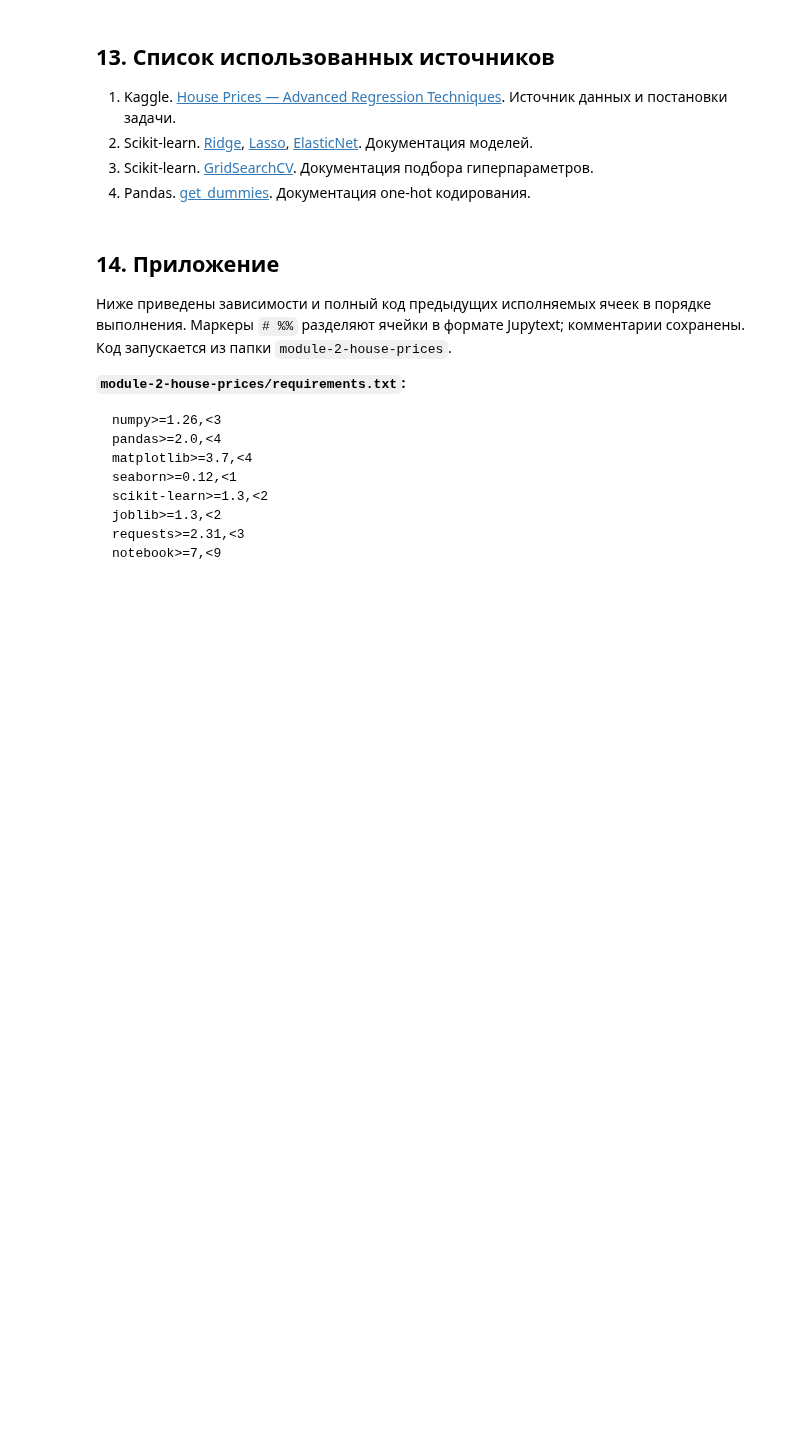
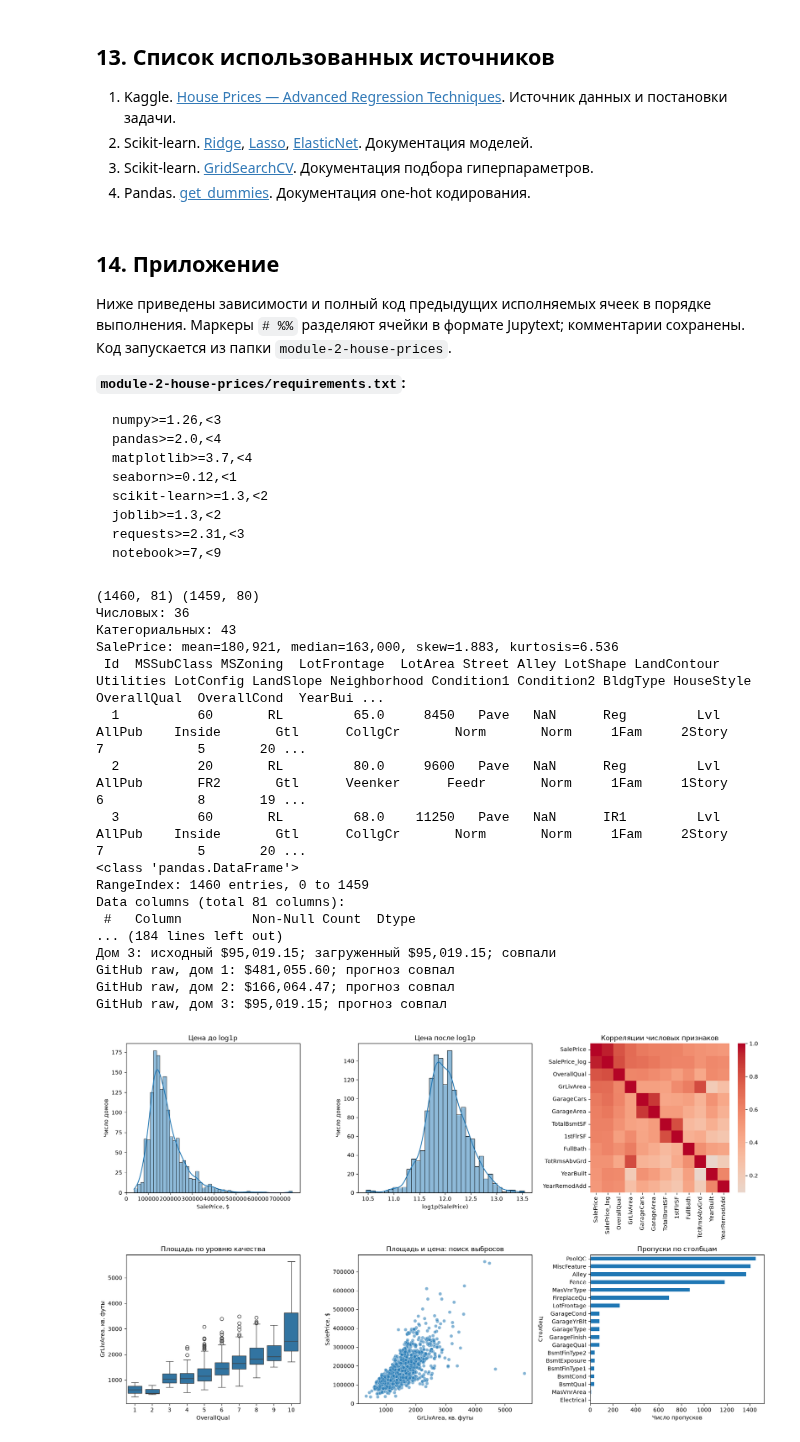
Before and after one commit to VolodinaAlexandra/ml-course-volodina, a Jupyter notebook: module-2-house-prices/notebook.ipynb, the cells around one changed output. Saved outputs shown, nothing was run; the diff lists cells and outputs as text; code cells hidden in the pictures; blank space fills up the shorter version.

Commit message:
Module 2: Add trained regression models and notebook

````diff
--- a/module-2-house-prices/notebook.ipynb
+++ b/module-2-house-prices/notebook.ipynb
@@ -562,11 +560,11 @@ for i, house in enumerate(profiles[:3], 1):
 Дом 2: исходный $166,064.47; загруженный $166,064.47; совпали
 Дом 3: исходный $95,019.15; загруженный $95,019.15; совпали
 # %%
-# Запускать после публикации этих файлов в main-ветке GitHub.
+# Публикация выполнена; загружаем четыре артефакта по raw-ссылкам.
 BASE_URL = 'https://raw.githubusercontent.com/VolodinaAlexandra/ml-course-volodina/main/module-2-house-prices'
 
 def load_published_artifacts(base_url=BASE_URL):
-    """Скачивает модель и подготовку; требует опубликованные файлы."""
+    """Скачивает модель и подготовку из опубликованной ветки main."""
     import requests
     def download(relative_path):
         response = requests.get(f'{base_url}/{relative_path}', timeout=30)
@@ -578,4 +576,11 @@ def load_published_artifacts(base_url=BASE_URL):
     features = json.loads(download('models/feature_cols.json').decode('utf-8'))
     return model, scale, features, prep
 
-# После публикации: remote = load_published_artifacts(); затем сравнить три профиля.
+# Сверяем порядок признаков и три прогноза с локально обученной моделью.
+remote_model, remote_scaler, remote_features, remote_preprocessor = load_published_artifacts()
+assert remote_features == feature_cols
+for i, house in enumerate(profiles[:3], 1):
+    local_price = predict_price(house, best_model, scaler, feature_cols)
+    remote_price = predict_price(house, remote_model, remote_scaler, remote_features, remote_preprocessor)
+    assert np.isclose(local_price, remote_price, rtol=0, atol=1e-8)
+    print(f'GitHub raw, дом {i}: ${remote_price:,.2f}; прогноз совпал')
@@ -626,6 +635,7 @@ joblib>=1.3,<2
 requests>=2.31,<3
 notebook>=7,<9
 ```
+# %%
 # %%
 # Импортируем инструменты анализа и воспроизводимого обучения.
 import json
@@ -924,34 +934,59 @@ report = {'selection_metric': 'five-fold CV RMSE on log1p(SalePrice)', 'best_mod
 (MODEL_DIR / 'metrics.json').write_text(json.dumps(report, ensure_ascii=False, indent=2), encoding='utf-8')
 print('Сохранены:', ', '.join(sorted(path.name for path in MODEL_DIR.iterdir())))
 
 # %%
 # Локальная загрузка имитирует повторный запуск без обучения.
 loaded_model = joblib.load(MODEL_DIR / 'best_model.pkl')
 loaded_scaler = joblib.load(MODEL_DIR / 'scaler.pkl')
 loaded_preprocessor = joblib.load(MODEL_DIR / 'preprocessor.pkl')
 loaded_features = json.loads((MODEL_DIR / 'feature_cols.json').read_text(encoding='utf-8'))
 for i, house in enumerate(profiles[:3], 1):
     original = predict_price(house, best_model, scaler, feature_cols)
     restored = predict_price(house, loaded_model, loaded_scaler, loaded_features, loaded_preprocessor)
     assert np.isclose(original, restored, rtol=0, atol=1e-8)
     print(f'Дом {i}: исходный ${original:,.2f}; загруженный ${restored:,.2f}; совпали')
 
 # %%
-# Запускать после публикации этих файлов в main-ветке GitHub.
+# Публикация выполнена; загружаем четыре артефакта по raw-ссылкам.
 BASE_URL = 'https://raw.githubusercontent.com/VolodinaAlexandra/ml-course-volodina/main/module-2-house-prices'
 
 def load_published_artifacts(base_url=BASE_URL):
-    """Скачивает модель и подготовку; требует опубликованные файлы."""
+    """Скачивает модель и подготовку из опубликованной ветки main."""
     import requests
     def download(relative_path):
         response = requests.get(f'{base_url}/{relative_path}', timeout=30)
         response.raise_for_status()
         return response.content
     model = joblib.load(BytesIO(download('models/best_model.pkl')))
     scale = joblib.load(BytesIO(download('models/scaler.pkl')))
     prep = joblib.load(BytesIO(download('models/preprocessor.pkl')))
     features = json.loads(download('models/feature_cols.json').decode('utf-8'))
     return model, scale, features, prep
 
-# После публикации: remote = load_published_artifacts(); затем сравнить три профиля.
-```
+# Сверяем порядок признаков и три прогноза с локально обученной моделью.
+remote_model, remote_scaler, remote_features, remote_preprocessor = load_published_artifacts()
+assert remote_features == feature_cols
+for i, house in enumerate(profiles[:3], 1):
+    local_price = predict_price(house, best_model, scaler, feature_cols)
+    remote_price = predict_price(house, remote_model, remote_scaler, remote_features, remote_preprocessor)
+    assert np.isclose(local_price, remote_price, rtol=0, atol=1e-8)
+    print(f'GitHub raw, дом {i}: ${remote_price:,.2f}; прогноз совпал')
+# %% [output]
+(1460, 81) (1459, 80)
+Числовых: 36
+Категориальных: 43
+SalePrice: mean=180,921, median=163,000, skew=1.883, kurtosis=6.536
+ Id  MSSubClass MSZoning  LotFrontage  LotArea Street Alley LotShape LandContour Utilities LotConfig LandSlope Neighborhood Condition1 Condition2 BldgType HouseStyle  OverallQual  OverallCond  YearBui ...
+  1          60       RL         65.0     8450   Pave   NaN      Reg         Lvl    AllPub    Inside       Gtl      CollgCr       Norm       Norm     1Fam     2Story            7            5       20 ...
+  2          20       RL         80.0     9600   Pave   NaN      Reg         Lvl    AllPub       FR2       Gtl      Veenker      Feedr       Norm     1Fam     1Story            6            8       19 ...
+  3          60       RL         68.0    11250   Pave   NaN      IR1         Lvl    AllPub    Inside       Gtl      CollgCr       Norm       Norm     1Fam     2Story            7            5       20 ...
+<class 'pandas.DataFrame'>
+RangeIndex: 1460 entries, 0 to 1459
+Data columns (total 81 columns):
+ #   Column         Non-Null Count  Dtype
+... (184 lines left out)
+Дом 3: исходный $95,019.15; загруженный $95,019.15; совпали
+GitHub raw, дом 1: $481,055.60; прогноз совпал
+GitHub raw, дом 2: $166,064.47; прогноз совпал
+GitHub raw, дом 3: $95,019.15; прогноз совпал
+[figure, added]
````
Also changed, not shown: parts of 6 cells of this notebook, 4 other files.
